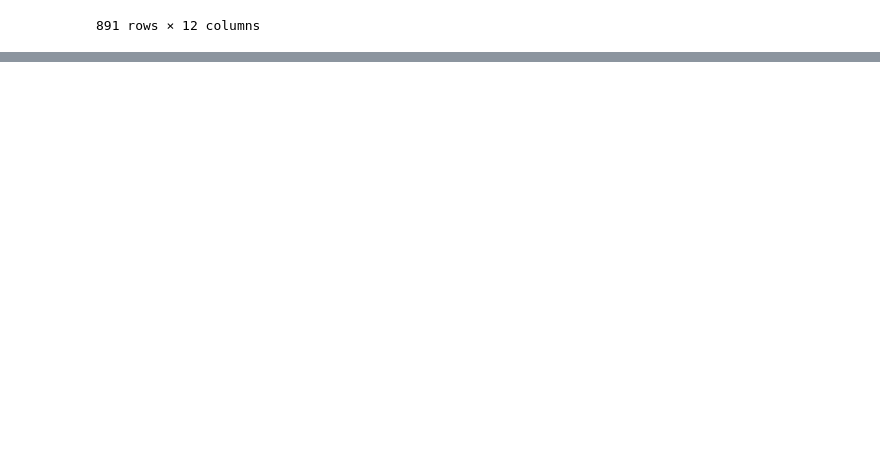
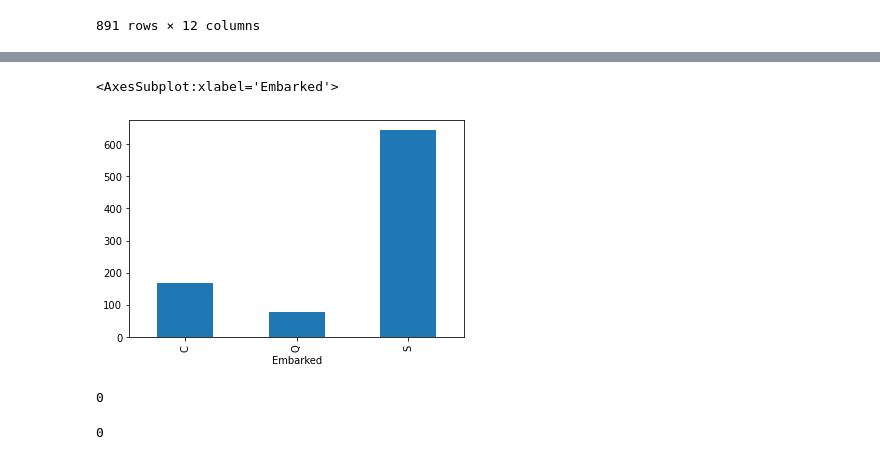
Before and after one commit to Deamon-DP/Machine-learning-projects, a Jupyter notebook: Assignment/classification/Logistic.ipynb, the cells around one changed output, grey strips where cells are left out. Saved outputs shown, nothing was run; the diff lists cells and outputs as text; code cells hidden in the pictures; blank space fills up the shorter version.

```diff
--- a/Assignment/classification/Logistic.ipynb
+++ b/Assignment/classification/Logistic.ipynb
@@ -28,0 +36,16 @@ df
+# %%
+df.groupby('Embarked').size().plot(kind='bar')
+# %% [output]
+<AxesSubplot:xlabel='Embarked'>
+[figure, added]
+# %%
+df['Embarked'].fillna('S', inplace=True)
+df['Embarked'].isna().sum()
+# %% [output]
+0
+# %%
+age_mean=df["Age"].mean()
+df["Age"].fillna(age_mean,inplace=True)
+df["Age"].isna().sum()
+# %% [output]
+0
```
Also changed, not shown: parts of 22 cells of this notebook, 1 other file.
